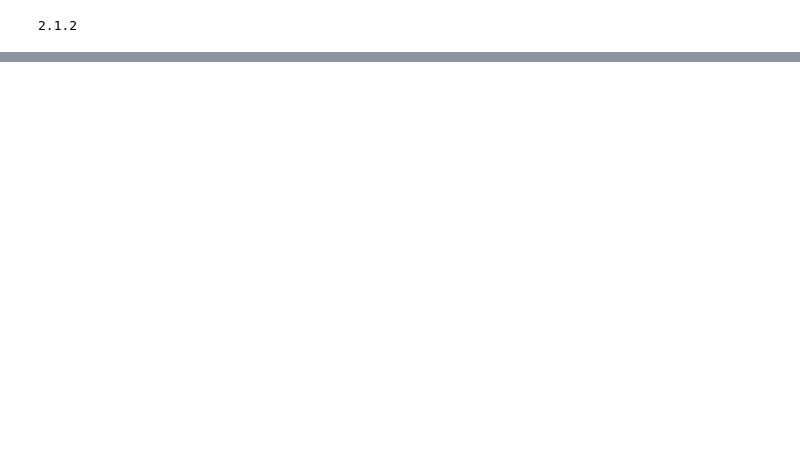
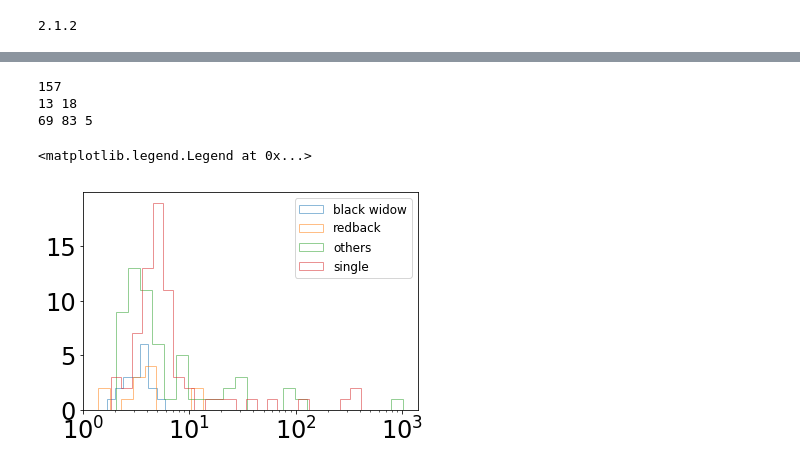
Before and after one commit to claireshiye/MyPythonCode, a Jupyter notebook: psr_catalog_plot.ipynb, the cells around one changed output, grey strips where cells are left out. Cells and saved outputs as stored; diff of their text form; code cells hidden in the pictures; blank space fills up the shorter version.

```diff
--- a/psr_catalog_plot.ipynb
+++ b/psr_catalog_plot.ipynb
@@ -137,0 +176,52 @@ yticks[4].set_visible(False)
+# %%
+##Histogram of the spin distribution distinguishing redbacks and black widows
+P, Pdot, Binflag, Namespin, Period, Ecc, Mc, Names, Pall, Bfall, Nameall = pc.readdata_freire()
+datarb=np.genfromtxt('/projects/b1095/syr904/projects/PULSAR/GCredback.dat', dtype=str)
+databw=np.genfromtxt('/projects/b1095/syr904/projects/PULSAR/GCblackwidow.dat', dtype=str)
+namerb=datarb[:,0]; namebw=databw[:,0]
+
+nsin=0; nbin=0; nundet=0
+Pbw=[]; Prb=[]; Pother=[]; Psin=[]
+for j in range(len(Pall)):
+    if Bfall[j]==0:
+        Psin.append(float(Pall[j]))
+        nsin+=1
+    elif Bfall[j]==1:
+        nbin+=1
+        if Nameall[j] in namerb:
+            Prb.append(float(Pall[j]))
+        elif Nameall[j] in namebw:
+            Pbw.append(float(Pall[j]))
+        else:
+            Pother.append(float(Pall[j]))
+    else:
+        nundet+=1
+        if Nameall[j] in namerb:
+            Prb.append(float(Pall[j]))
+        elif Nameall[j] in namebw:
+            Pbw.append(float(Pall[j]))
+        else:
+            Pother.append(float(Pall[j]))
+
+
+print(len(Prb), len(Pbw))
+print(nsin, nbin, nundet)
+
+plt.figure()
+plt.hist(Pbw, bins=np.logspace(np.log10(min(Pbw)),np.log10(max(Pbw)), 8), alpha=0.5,
+         histtype='step', label='black widow')
+plt.hist(Prb, bins=np.logspace(np.log10(min(Prb)),np.log10(max(Prb)), 10), alpha=0.5,
+         histtype='step', label='redback')
+plt.hist(Pother, bins=np.logspace(np.log10(min(Pother)),np.log10(max(Pother)), 25), alpha=0.5,
+         histtype='step', label='others')
+plt.hist(Psin, bins=np.logspace(np.log10(min(Psin)),np.log10(max(Psin)), 25), alpha=0.5,
+         histtype='step', label='single')
+
+plt.xscale('log')
+plt.legend(loc='best', fontsize=12)
+# %% [output]
+157
+13 18
+69 83 5
+<matplotlib.legend.Legend at 0x...>
+[figure, added]
```
Also changed, not shown: parts of 3 cells of this notebook, 25 other files.
